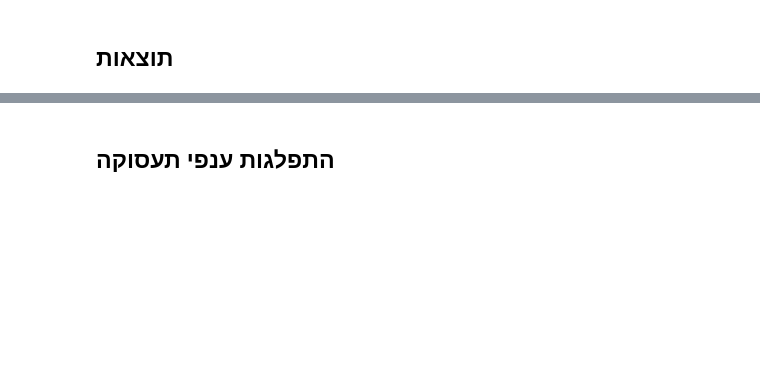
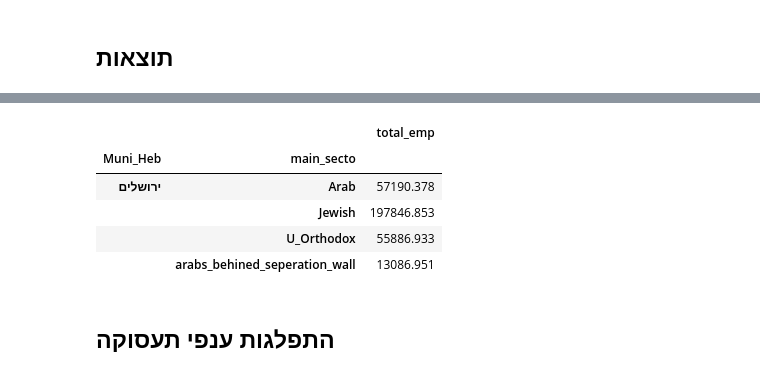
Before and after one commit to JTMPT/forecast, a Jupyter notebook: create_forecast_basic/current/emp_current_year_230718.ipynb, the cells around one changed output, grey strips where cells are left out. Saved outputs shown, nothing was run; the diff lists cells and outputs as text; code cells hidden in the pictures; blank space fills up the shorter version.

Commit message:
DP: Resetting the code to the initial - Fix the geometry pivot bug - emp_current_year_230718

```diff
--- a/create_forecast_basic/current/emp_current_year_230718.ipynb
+++ b/create_forecast_basic/current/emp_current_year_230718.ipynb
@@ -28,6 +28,10 @@ forecast_version_folder_location=df_inputs_outputs['location'][1]
 sys.path.append(software_root_folder)
 # %% [markdown]
 ## פונקציות
+# %%
+def drop_geo(geoDF):
+    geoDF = geoDF.drop(columns='geometry')
+    return geoDF
 # %%
 def double_taz_num(df):
     dup_taz_num=df.groupby(['Taz_num']).size().reset_index(name='count').query('count>1').Taz_num.to_list()
@@ -94,7 +109,8 @@ NameError: name 'taz' is not defined
 # %%
 student_dorms=up_load_shp(r'{}\background_files\student_dorms.shp'.format(software_folder_location))
 # %%
-taz['student_dorms']=gpd.sjoin(taz[['geometry']].reset_index(),student_dorms).pivot_table(index='Taz_num',aggfunc=sum)[['student_nu']]
+# taz['student_dorms']=gpd.sjoin(taz[['geometry']].reset_index(),student_dorms).pivot_table(index='Taz_num',aggfunc=sum)[['student_nu']]
+taz['student_dorms']=gpd.sjoin(taz[['geometry']].reset_index(),student_dorms)[['Taz_num','student_nu']].pivot_table(index='Taz_num',aggfunc=sum)
 # %%
 taz=taz.fillna(0)
 # %%
@@ -334,13 +394,14 @@ EMP_kibolet_by_taz=EMP_kibolet_by_taz.query('(pre_small_area_taz >0.7) | (pre_sm
 # %%
 EMP_kibolet_by_taz=EMP_kibolet_by_taz.set_index('ID')
 # %%
-EMP_kibolet_by_taz['id_area_for_pre']=EMP_kibolet_by_taz.reset_index().groupby(by='ID').sum()['small_area']
+# EMP_kibolet_by_taz['id_area_for_pre']=EMP_kibolet_by_taz.reset_index().groupby(by='ID').sum()['small_area']
+EMP_kibolet_by_taz['id_area_for_pre']=EMP_kibolet_by_taz.reset_index().groupby(by='ID')['small_area'].sum()
 # %%
 EMP_kibolet_by_taz['prec_from_id']=EMP_kibolet_by_taz['small_area']/EMP_kibolet_by_taz['id_area_for_pre']
 # %%
 EMP_kibolet_by_taz['emp_without_palestin_in_taz']=EMP_kibolet_by_taz['emp_without_palestin']*EMP_kibolet_by_taz['prec_from_id']
 # %%
-taz['emp_not_okev']=EMP_kibolet_by_taz.pivot_table(index='Taz_num',aggfunc=sum)[['emp_without_palestin_in_taz']]
+taz['emp_not_okev']=drop_geo(EMP_kibolet_by_taz).pivot_table(index='Taz_num',aggfunc=sum)[['emp_without_palestin_in_taz']]
 # %%
 taz=taz.fillna(0)
 # %%
@@ -356,5 +436,13 @@ taz.groupby(by='Muni_Heb').sum()[['total_emp']].loc[['ירושלים','בית ש
 # %%
-taz.groupby(by=['Muni_Heb','main_secto']).sum()[['total_emp']].loc[['ירושלים']]
+# taz.groupby(by=['Muni_Heb','main_secto']).sum()[['total_emp']].loc[['ירושלים']]
+taz.groupby(by=['Muni_Heb','main_secto'])[['total_emp']].sum().loc[['ירושלים']]
+# %% [output]
+|  |  | total_emp |
+| Muni_Heb | main_secto |  |
+| ירושלים | Arab | 57190.378 |
+|  | Jewish | 197846.853 |
+|  | U_Orthodox | 55886.933 |
+|  | arabs_behined_seperation_wall | 13086.951 |
 # %% [markdown]
 ## התפלגות ענפי תעסוקה
 # %%
```
Also changed, not shown: parts of 37 cells of this notebook, 2 other files.
